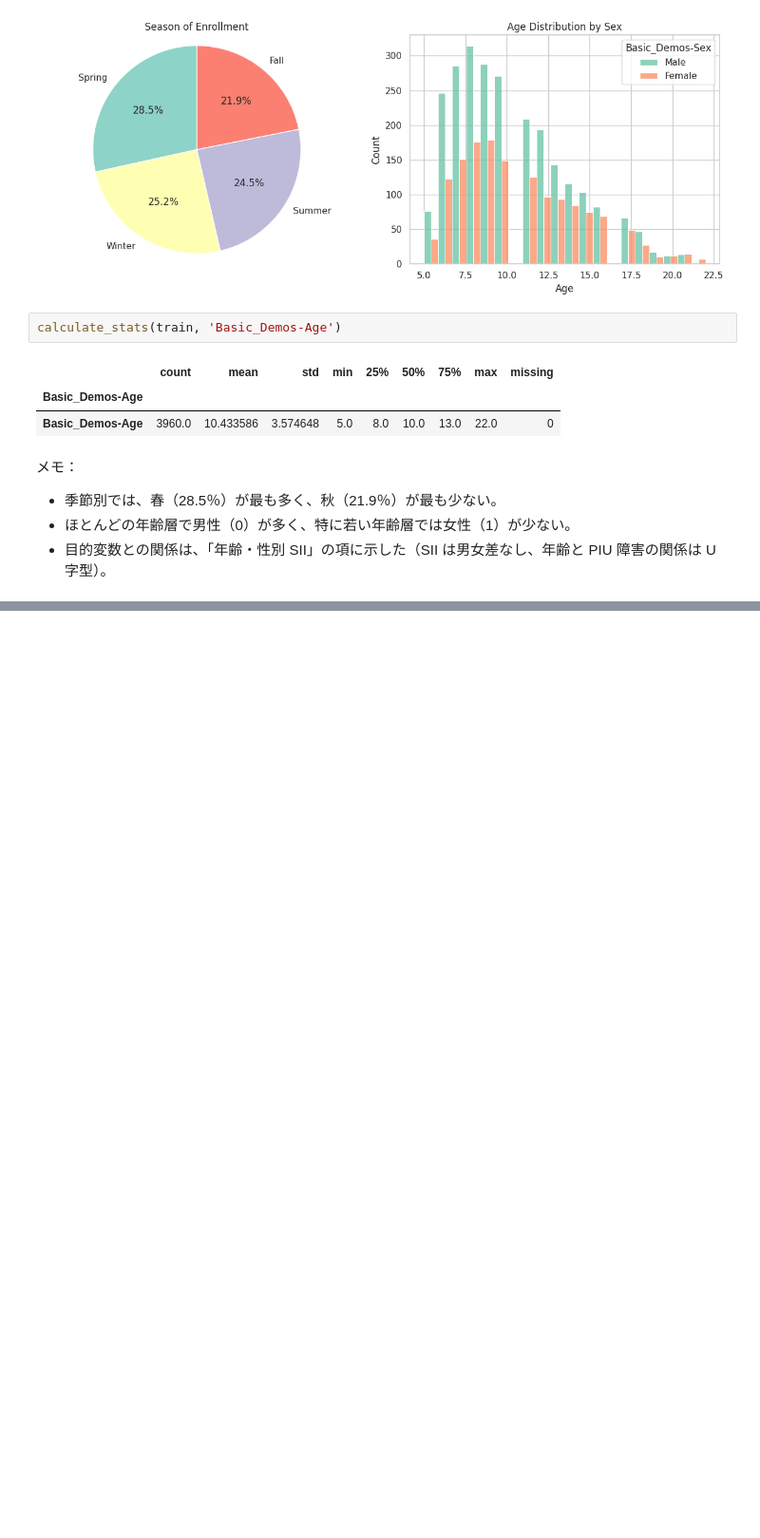
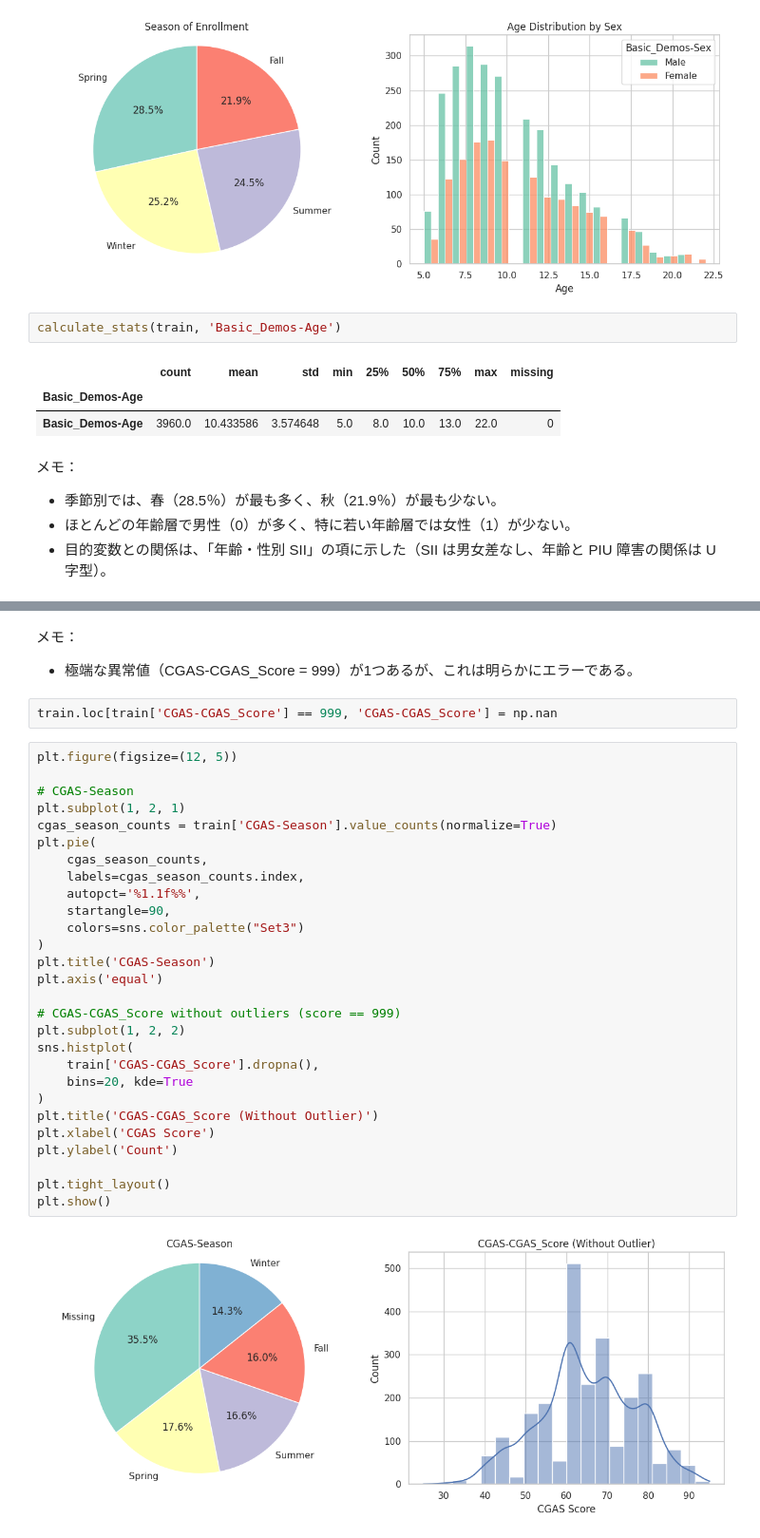
Before and after one commit to yuji-sgs/child-mind-institute, a Jupyter notebook: EDA.ipynb, the cells around one changed output, grey strips where cells are left out. Shown at 95% size. Cells and saved outputs as stored; diff of their text form; blank space fills up the shorter version.

```diff
--- a/EDA.ipynb
+++ b/EDA.ipynb
@@ -811,0 +841,35 @@ calculate_stats(train, 'Basic_Demos-Age')
+# %% [markdown]
+メモ：
+- 極端な異常値（CGAS-CGAS_Score = 999）が1つあるが、これは明らかにエラーである。
+# %%
+train.loc[train['CGAS-CGAS_Score'] == 999, 'CGAS-CGAS_Score'] = np.nan
+# %%
+plt.figure(figsize=(12, 5))
+
+# CGAS-Season
+plt.subplot(1, 2, 1)
+cgas_season_counts = train['CGAS-Season'].value_counts(normalize=True)
+plt.pie(
+    cgas_season_counts,
+    labels=cgas_season_counts.index,
+    autopct='%1.1f%%',
+    startangle=90,
+    colors=sns.color_palette("Set3")
+)
+plt.title('CGAS-Season')
+plt.axis('equal')
+
+# CGAS-CGAS_Score without outliers (score == 999)
+plt.subplot(1, 2, 2)
+sns.histplot(
+    train['CGAS-CGAS_Score'].dropna(),
+    bins=20, kde=True
+)
+plt.title('CGAS-CGAS_Score (Without Outlier)')
+plt.xlabel('CGAS Score')
+plt.ylabel('Count')
+
+plt.tight_layout()
+plt.show()
+# %% [output]
+[figure, added]
```
Also changed, not shown: parts of 17 cells of this notebook.
